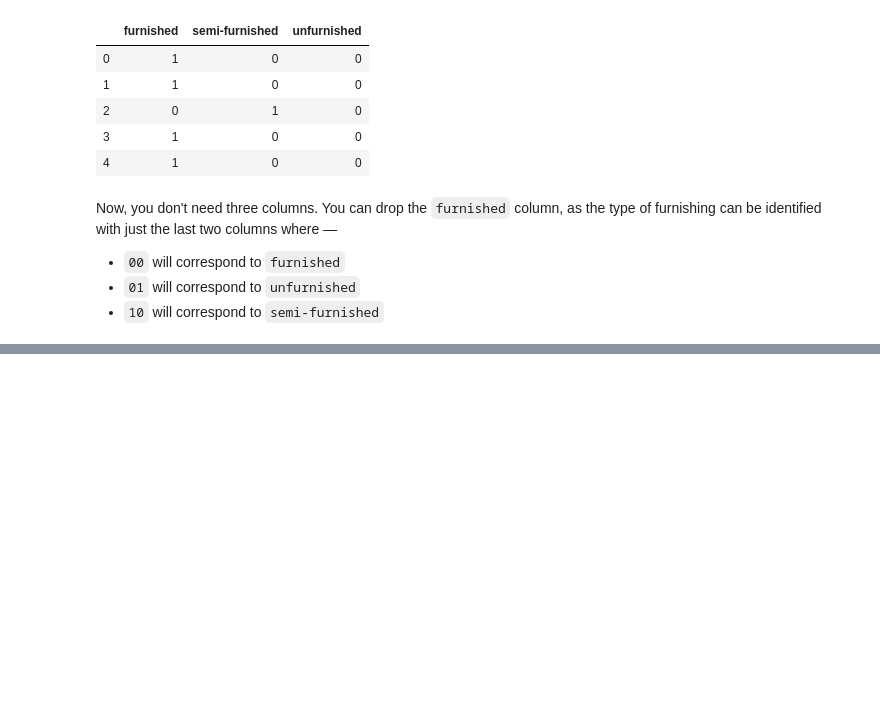
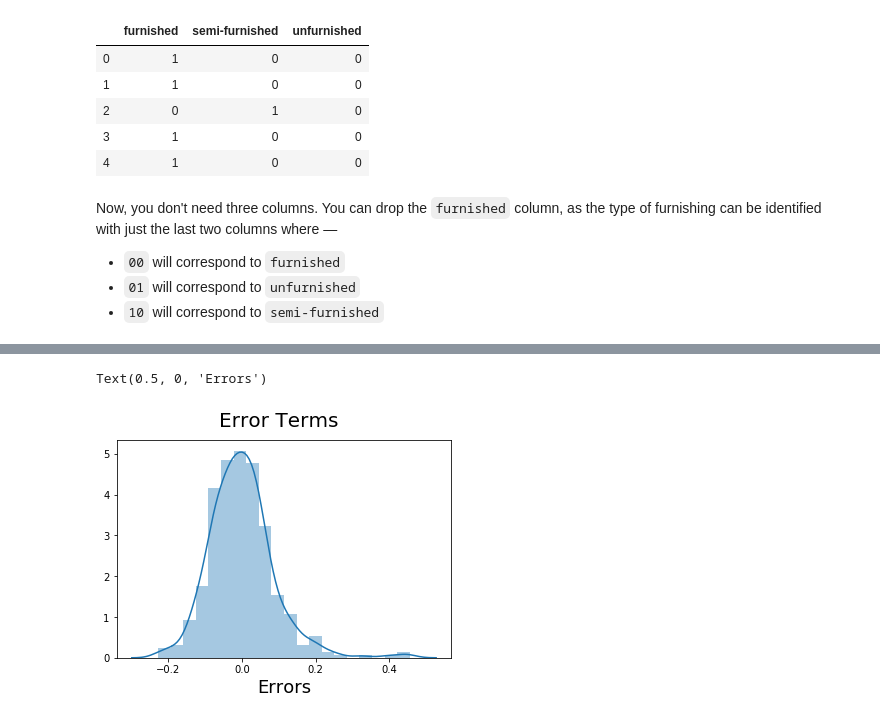
Before and after one commit to amanwin/Multiple-Linear-Regression-Python, a Jupyter notebook: MultipleLinearRegression.ipynb, the cells around one changed output, grey strips where cells are left out. Saved outputs shown, nothing was run; the diff lists cells and outputs as text; code cells hidden in the pictures; blank space fills up the shorter version.

```diff
--- a/MultipleLinearRegression.ipynb
+++ b/MultipleLinearRegression.ipynb
@@ -216,0 +538,5 @@ housing.head()
+# %%
+# Build a third fitted model
+X_train_lm = sm.add_constant(X)
+
+lr_2 = sm.OLS(y_train, X_train_lm).fit()
@@ -216,0 +609,8 @@ housing.head()
+# %%
+# Dropping highly correlated variables and insignificant variables
+X = X.drop('bedrooms', 1)
+# %%
+X_train_lm = sm.add_constant(X)
+
+lr_3 = sm.OLS(y_train, X_train_lm).fit()
+print(lr_3.summary())
@@ -216,0 +663,12 @@ housing.head()
+# %%
+y_train_pred = lr_3.predict(X_train_lm)
+# %%
+res = y_train - y_train_pred
+# Plot the histogram of the error terms
+fig = plt.figure()
+sns.distplot(res, bins = 20)
+fig.suptitle('Error Terms', fontsize = 20)                  # Plot heading
+plt.xlabel('Errors', fontsize = 18)
+# %% [output]
+Text(0.5, 0, 'Errors')
+[figure, added]
```
Also changed, not shown: parts of 63 cells of this notebook.
